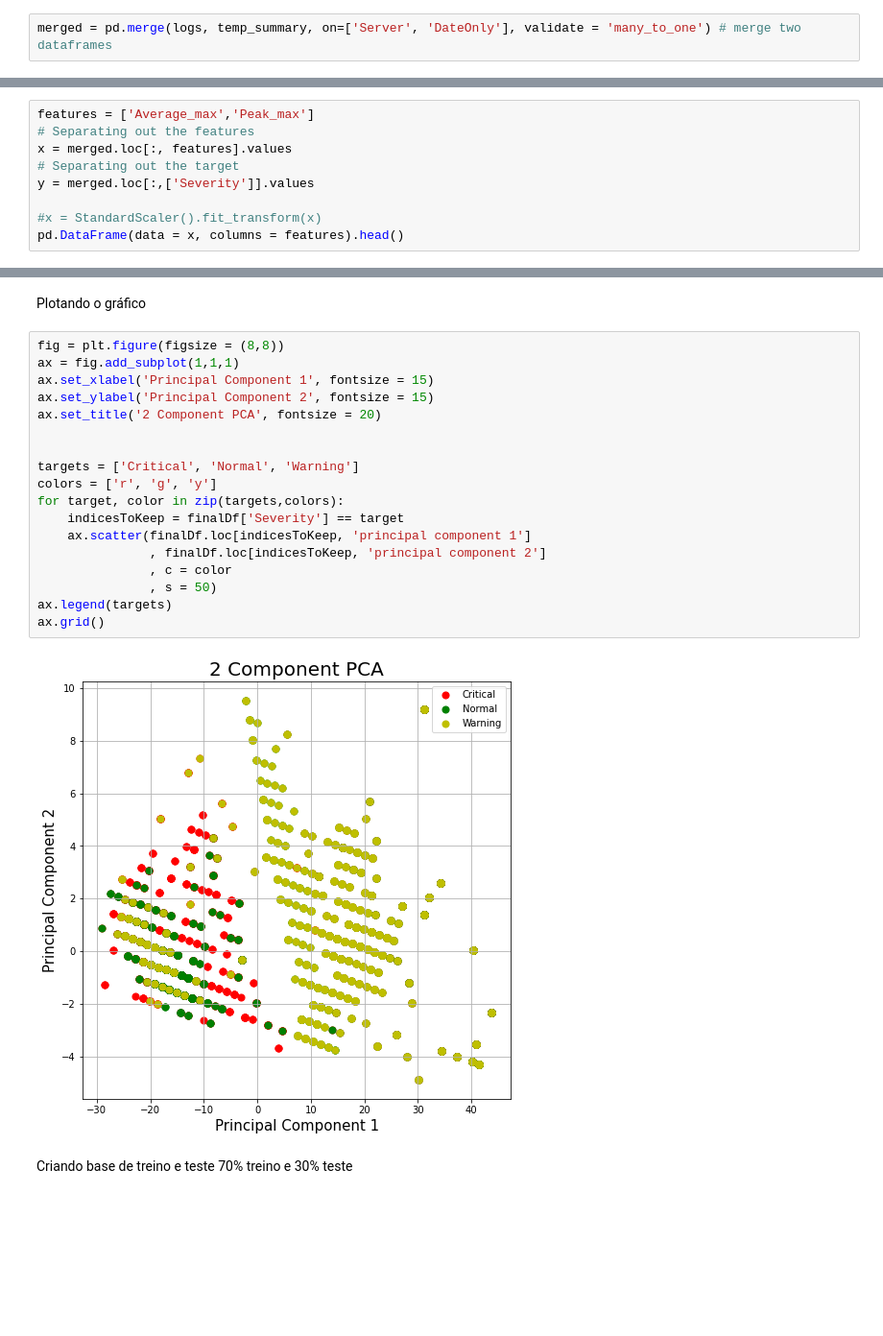
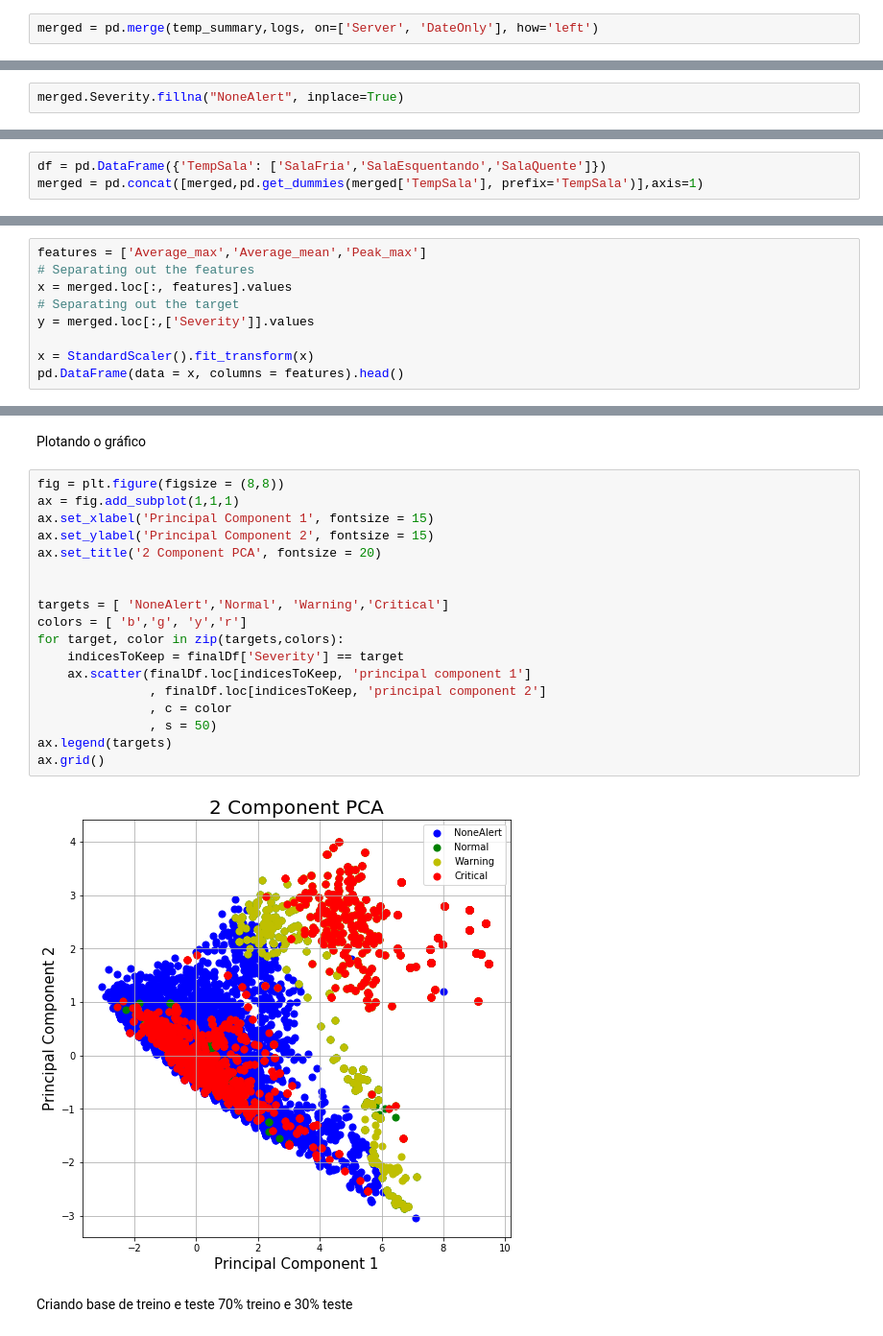
Before and after one commit to RomulosDS/TCC, a Jupyter notebook: tcc.ipynb, the cells around one changed output, grey strips where cells are left out. Shown: that part at 96% size. Cells and saved outputs as stored; diff of their text form; blank space fills up the shorter version.

```diff
--- a/tcc.ipynb
+++ b/tcc.ipynb
@@ -119,2 +134,2 @@ Combina as duas bases em uma só usando como índice o nome do servidor e o dia.
 # %%
-merged = pd.merge(logs, temp_summary, on=['Server', 'DateOnly'], validate = 'many_to_one') # merge two dataframes
+merged = pd.merge(temp_summary,logs, on=['Server', 'DateOnly'], how='left')
@@ -121,3 +138,5 @@ merged = pd.merge(logs, temp_summary, on=['Server', 'DateOnly'], validate = 'man
+# %%
+merged.Severity.fillna("NoneAlert", inplace=True)
 # %% [markdown]
 Adiciona o atributo categórico <code>TempSala</code> que indica se a sala de servidores estava quente, esquentando ou fria.
 # %%
@@ -158,3 +183,6 @@ merged = pd.concat([merged,pd.get_dummies(merged['Severity'], prefix='Severity')
+# %%
+df = pd.DataFrame({'TempSala': ['SalaFria','SalaEsquentando','SalaQuente']})
+merged = pd.concat([merged,pd.get_dummies(merged['TempSala'], prefix='TempSala')],axis=1)
 # %% [markdown]
 Uma amostra dos novos atributos.
 # %%
@@ -195,12 +255,12 @@ TempSala = sns.countplot(merged['TempSala'])
 # %% [markdown]
 Usando a temperatura Média (min/max) e Picos (min/max) como features e normalizando os valores
 # %%
-features = ['Average_max','Peak_max']
+features = ['Average_max','Average_mean','Peak_max']
 # Separating out the features
 x = merged.loc[:, features].values
 # Separating out the target
 y = merged.loc[:,['Severity']].values
 
-#x = StandardScaler().fit_transform(x)
+x = StandardScaler().fit_transform(x)
 pd.DataFrame(data = x, columns = features).head()
 # %% [output]
@@ -245,23 +302,23 @@ Plotando o gráfico
 # %%
 fig = plt.figure(figsize = (8,8))
 ax = fig.add_subplot(1,1,1)
 ax.set_xlabel('Principal Component 1', fontsize = 15)
 ax.set_ylabel('Principal Component 2', fontsize = 15)
 ax.set_title('2 Component PCA', fontsize = 20)
 
 
-targets = ['Critical', 'Normal', 'Warning']
-colors = ['r', 'g', 'y']
+targets = [ 'NoneAlert','Normal', 'Warning','Critical']
+colors = [ 'b','g', 'y','r']
 for target, color in zip(targets,colors):
     indicesToKeep = finalDf['Severity'] == target
     ax.scatter(finalDf.loc[indicesToKeep, 'principal component 1']
                , finalDf.loc[indicesToKeep, 'principal component 2']
                , c = color
                , s = 50)
 ax.legend(targets)
 ax.grid()
 # %% [output]
-[figure, old version]
+[figure, new version]
 # %% [markdown]
 Criando base de treino e teste 70% treino e 30% teste
 # %%
```
Also changed, not shown: parts of 34 cells of this notebook.
